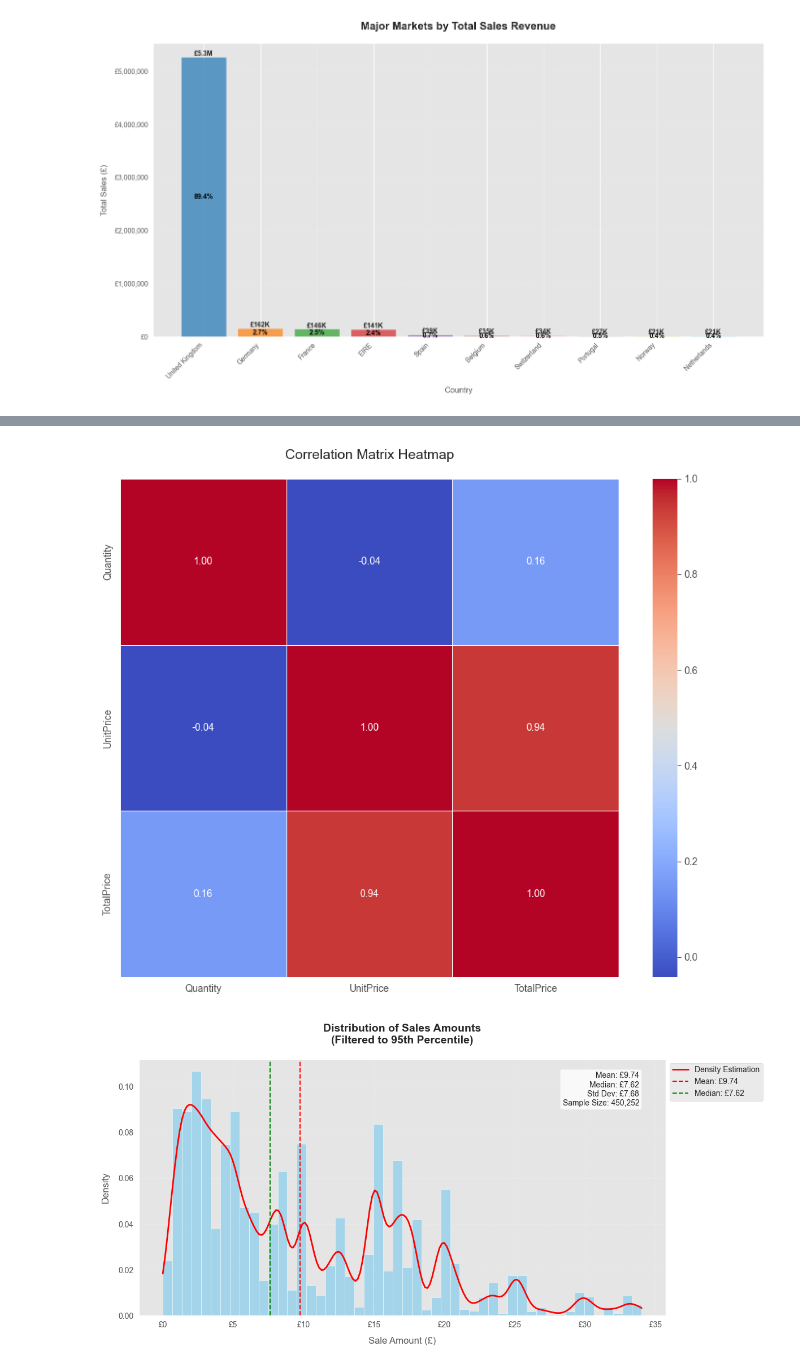
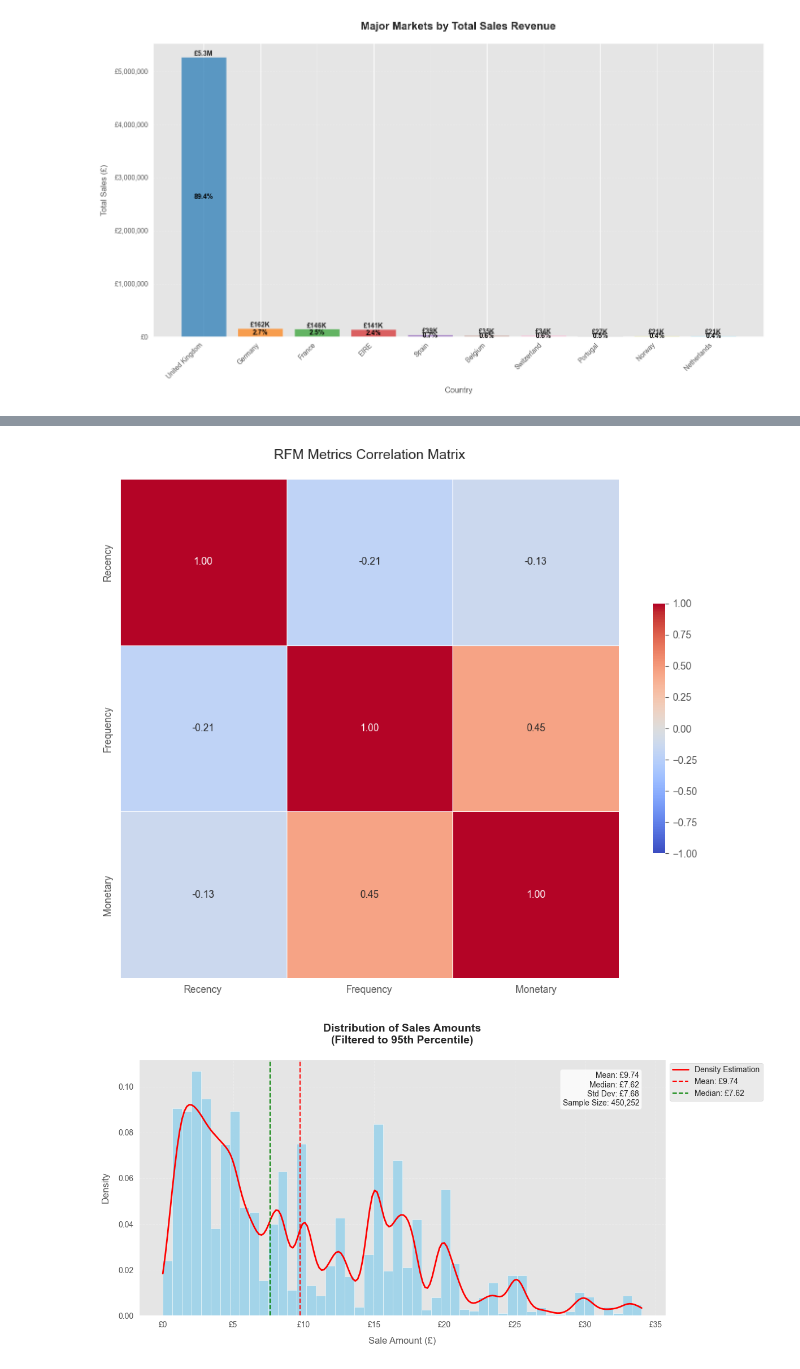
Before and after one commit to Je4n-A/Customer-Segmentation-Project, a Jupyter notebook: Customer Segmentation Dataset Project Proffesor notes(3).ipynb, the cells around one changed output, grey strips where cells are left out. Saved outputs shown, nothing was run; the diff lists cells and outputs as text; code cells hidden in the pictures.

```diff
--- a/Customer Segmentation Dataset Project Proffesor notes(3).ipynb
+++ b/Customer Segmentation Dataset Project Proffesor notes(3).ipynb
@@ -459,28 +459,60 @@ Top Market: United Kingdom (£5,265,439.36)
 Average Market Size: £589,115.59
 [figure]
 # %%
-# Calculate correlation matrix for numeric columns
-numeric_cols = ['Quantity', 'UnitPrice', 'TotalPrice']
-correlation_matrix = sales_df[numeric_cols].corr()
+import pandas as pd
+import numpy as np
+import seaborn as sns
+import matplotlib.pyplot as plt
 
-# Visualize the Correlation Matrix
-plt.figure(figsize=(10, 8))
+def create_correlation_analysis(rfm_df):
+    """
+    Create enhanced correlation matrix visualization for RFM metrics
+    """
+    # Select relevant features
+    features = ['Recency', 'Frequency', 'Monetary']
+    correlation_matrix = rfm_df[features].corr()
 
-# Create heatmap
-sns.heatmap(correlation_matrix,
-            annot=True,              # Show values on cells
-            cmap='coolwarm',         # Color scheme
-            linewidths=0.5,          # Grid line width
-            fmt='.2f',              # Format numbers to 2 decimal places
-            square=True)            # Make cells square
+    # Create figure
+    plt.figure(figsize=(10, 8))
 
-# Format title and layout
-plt.title('Correlation Matrix Heatmap', fontsize=14, pad=20)
+    # Create heatmap
+    sns.heatmap(correlation_matrix,
+                annot=True,              # Show values
+                cmap='coolwarm',         # Color scheme
+                vmin=-1, vmax=1,         # Value range
+                center=0,                # Center color map at 0
+                fmt='.2f',              # Format numbers
+                square=True,            # Make cells square
+                linewidths=0.5,         # Grid line width
+                cbar_kws={"shrink": .5} # Colorbar size
+    )
 
-# Adjust layout to prevent label cutoff
-plt.tight_layout()
+    # Format plot
+    plt.title('RFM Metrics Correlation Matrix',
+              fontsize=14,
+              pad=20)
 
-# Save and show plot
-plt.savefig('correlation_matrix.png', bbox_inches='tight', dpi=300)
+    # Adjust layout
+    plt.tight_layout()
+
+    # Print correlation insights
+    print("\n" + "="*60)
+    print(f"{'📊 RFM Metrics Correlation Analysis':^60}")
+    print("="*60)
+
+    # Display correlations with interpretation
+    for i in features:
+        for j in features:
+            if i < j:  # Avoid printing duplicates
+                corr = correlation_matrix.loc[i, j]
+                strength = "strong" if abs(corr) > 0.5 else "moderate" if abs(corr) > 0.3 else "weak"
+                direction = "positive" if corr > 0 else "negative"
+                print(f"\n{i} vs {j}:")
+                print(f"Correlation: {corr:.2f} ({strength} {direction})")
+
+    return plt
+
+# Execute analysis
+plt = create_correlation_analysis(rfm_df)
 plt.show()
 # %% [output]
@@ -487,4 +531,4 @@ plt.show()
-[figure, old version]
+[figure, new version]
 # %%
 import pandas as pd
 import numpy as np
```
Also changed, not shown: parts of 2 cells of this notebook.
